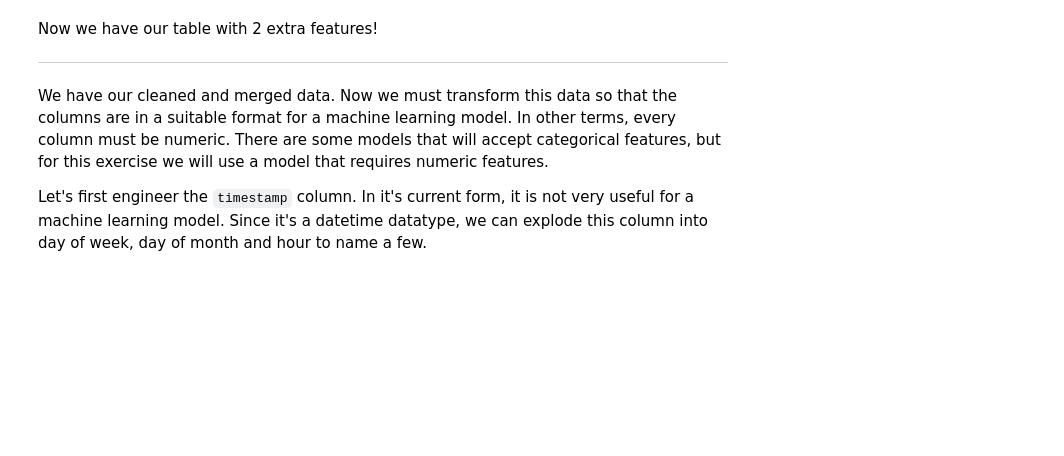
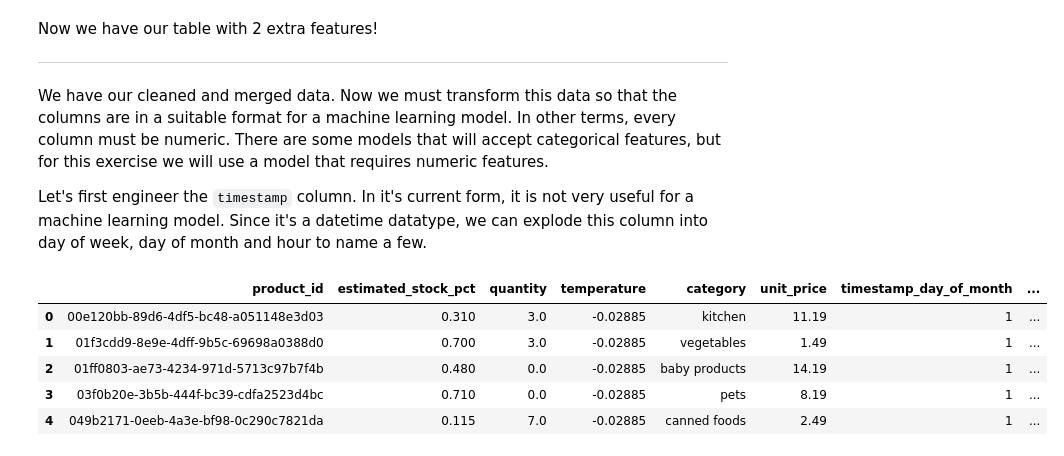
Before and after one commit to kunalNbadgujar/Cognizant-Artificial-Intelligence-Virtual-Internship-Project, a Jupyter notebook: Task_1.ipynb, the cells around one changed output. Drawn from its saved outputs; the diff is of its cells as text; code cells hidden in the pictures; blank space fills up the shorter version.

```diff
--- a/Task_1.ipynb
+++ b/Task_1.ipynb
@@ -702,3 +702,16 @@ Now we have our table with 2 extra features!
 We have our cleaned and merged data. Now we must transform this data so that the columns are in a suitable format for a machine learning model. In other terms, every column must be numeric. There are some models that will accept categorical features, but for this exercise we will use a model that requires numeric features.
 
 Let's first engineer the `timestamp` column. In it's current form, it is not very useful for a machine learning model. Since it's a datetime datatype, we can explode this column into day of week, day of month and hour to name a few.
+# %%
+merged_df['timestamp_day_of_month'] = merged_df['timestamp'].dt.day
+merged_df['timestamp_day_of_week'] = merged_df['timestamp'].dt.dayofweek
+merged_df['timestamp_hour'] = merged_df['timestamp'].dt.hour
+merged_df.drop(columns=['timestamp'], inplace=True)
+merged_df.head()
+# %% [output]
+|  | product_id | estimated_stock_pct | quantity | temperature | category | unit_price | timestamp_day_of_month | ... |
+| 0 | 00e120bb-89d6-4df5-bc48-a051148e3d03 | 0.310 | 3.0 | -0.02885 | kitchen | 11.19 | 1 | ... |
+| 1 | 01f3cdd9-8e9e-4dff-9b5c-69698a0388d0 | 0.700 | 3.0 | -0.02885 | vegetables | 1.49 | 1 | ... |
+| 2 | 01ff0803-ae73-4234-971d-5713c97b7f4b | 0.480 | 0.0 | -0.02885 | baby products | 14.19 | 1 | ... |
+| 3 | 03f0b20e-3b5b-444f-bc39-cdfa2523d4bc | 0.710 | 0.0 | -0.02885 | pets | 8.19 | 1 | ... |
+| 4 | 049b2171-0eeb-4a3e-bf98-0c290c7821da | 0.115 | 7.0 | -0.02885 | canned foods | 2.49 | 1 | ... |
```
Also changed, not shown: parts of 11 cells of this notebook.
